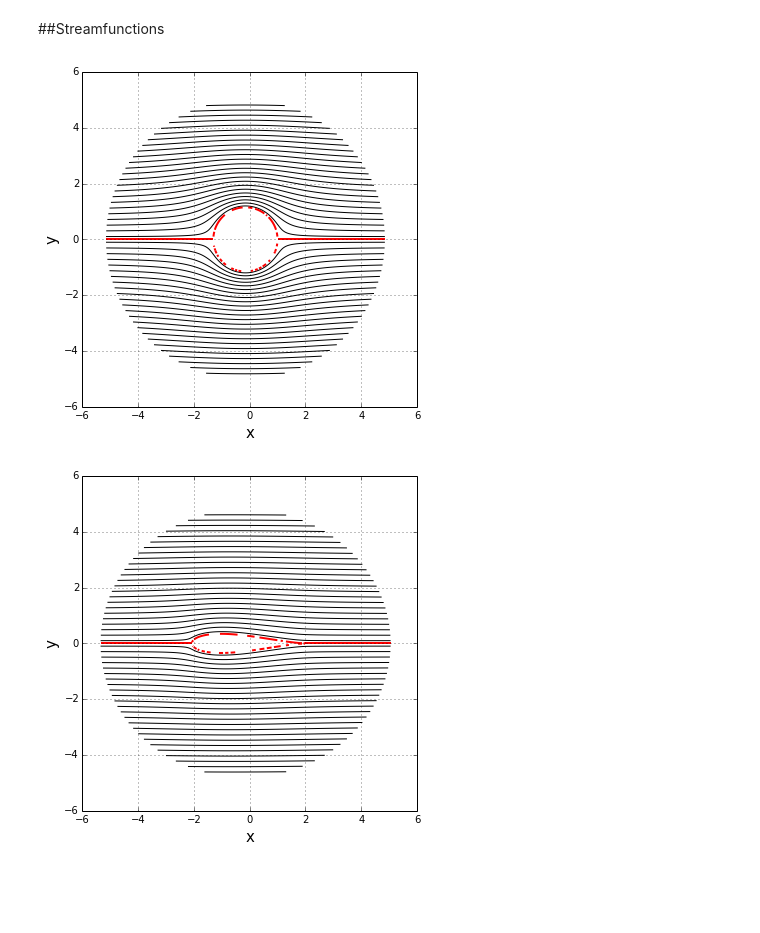
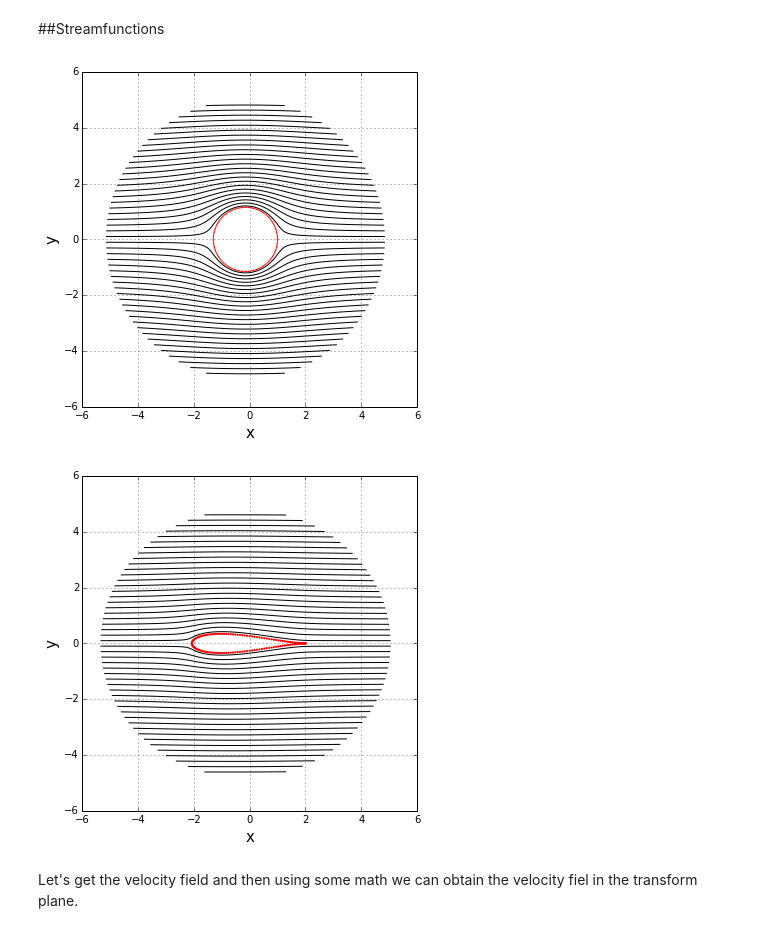
Before and after one commit to engamohd/AeroPython, a Jupyter notebook: my_codes/JT_cylindrical_mesh.ipynb, the cells around one changed output. Cells and saved outputs as stored; diff of their text form; code cells hidden in the pictures; blank space fills up the shorter version.

Commit message:
Plotting the shapes of the circle and airfoil

```diff
--- a/my_codes/JT_cylindrical_mesh.ipynb
+++ b/my_codes/JT_cylindrical_mesh.ipynb
@@ -15,6 +15,32 @@ N_r = 100
 r = numpy.linspace(R, 5., N_r)
 N_theta=145
 theta = numpy.linspace(0., 2*numpy.pi, N_theta)
+# %%
+#just the circle and the airfoil (to plot them after)
+def JT_circle(R_c, theta, x_c, y_c):
+
+    """Returns the original coordinates (x,y) and
+      their Joukowski transformation (x_jt, y_jt).
+
+    Arguments
+    ---------
+    c: constant parameter (usually 1.).
+    theta: array of angles.
+    x_c, y_c: x and y coordinates of the center of the circle .
+    """
+    zeta=R_c*numpy.exp(1j*theta) + (x_c + 1j*y_c)
+
+    x_circle=zeta.real
+    y_circle=zeta.imag
+
+    z = zeta + 1./zeta
+
+    x_airfoil=z.real
+    y_airfoil=z.imag
+
+    return x_circle, y_circle , x_airfoil, y_airfoil
+# %%
+x_circle, y_circle , x_airfoil, y_airfoil = JT_circle(R, theta, x_c, y_c)
 # %%
 radius, angle = numpy.meshgrid(r,theta)
 
@@ -88,24 +114,25 @@ psi = get_stream_function_cyl_fs(R, x_c, y_c, X, Y)
 # %%
 #Now plotting the potential lines using contour()
 pyplot.figure(figsize=(6,6))      #set plot size
 pyplot.axis('equal')
 pyplot.grid(True)                  #plot the grid
 pyplot.xlim(-6, 6)        #set x-lim
 pyplot.ylim(-6, 6)        #set y-lim$
 
 pyplot.xlabel('x', fontsize=15)    #set x-label
 pyplot.ylabel('y', fontsize=15)    #set y-label
 
 levels = numpy.linspace(numpy.min(psi), numpy.max(psi), 50)
 
 #pyplot.contour(X, Y, psi, levels)
 pyplot.contour(X, Y, psi, levels, colors='k', linewidths=1, linestyles='solid')
-pyplot.contour(X, Y, psi, levels=[0.], colors='r', linewidths=2, linestyles='solid')
+pyplot.scatter(x_circle,y_circle,s=2, color='r', marker='o', linewidth=0)
+#pyplot.contour(X, Y, psi, levels=[0.], colors='r', linewidths=2, linestyles='solid')
 
 #cb=pyplot.colorbar(shrink=0.8)
 #cb.set_ticks(numpy.linspace(numpy.min(psi), numpy.max(psi), 15));
 # %% [output]
-[figure, old version]
+[figure, new version]
 # %%
 #Now plotting the potential lines using contour()
 pyplot.figure(figsize=(6,6))      #set plot size
@@ -121,9 +148,12 @@ levels = numpy.linspace(numpy.min(psi), numpy.max(psi), 50)
 
 #pyplot.contour(X_z, Y_z, psi, levels)
 pyplot.contour(X_z, Y_z, psi, levels, colors='k', linewidths=1, linestyles='solid')
-pyplot.contour(X_z, Y_z, psi,levels=[0], colors='r', linewidths=2, linestyles='solid');
+pyplot.scatter(x_airfoil,y_airfoil,s=5, color='r', marker='o', linewidth=0)
+#pyplot.contour(X_z, Y_z, psi,levels=[0], colors='r', linewidths=2, linestyles='solid');
 
 #cb=pyplot.colorbar(shrink=0.8)
 #cb.set_ticks(numpy.linspace(numpy.min(psi), numpy.max(psi), 15));
 # %% [output]
-[figure, old version]
+[figure, new version]
+# %% [markdown]
+Let's get the velocity field and then using some math we can obtain the velocity fiel in the transform plane.
```
